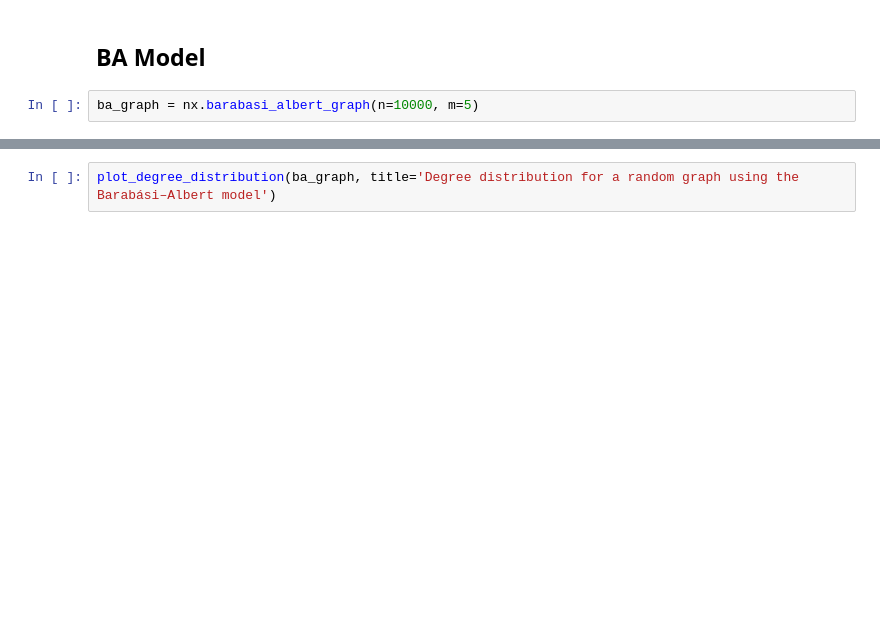
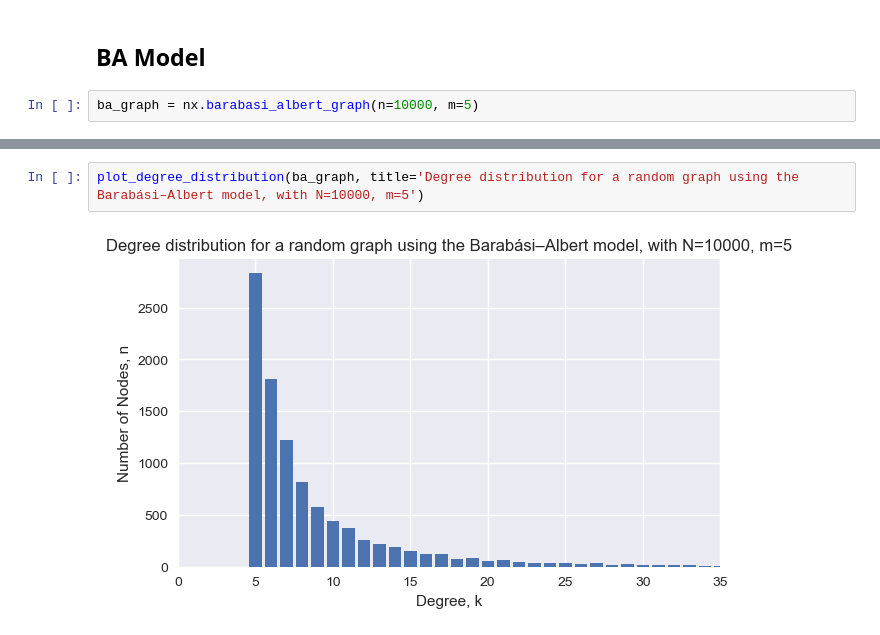
Before and after one commit to lucaswarwick02/Part-III-Individual-Project, a Jupyter notebook: notebooks/er_ba_models.ipynb, the cells around one changed output, grey strips where cells are left out. Drawn from its saved outputs; the diff is of its cells as text; blank space fills up the shorter version.

```diff
--- a/notebooks/er_ba_models.ipynb
+++ b/notebooks/er_ba_models.ipynb
@@ -66,2 +69,4 @@ print_graph_information(ba_graph)
 # %%
-plot_degree_distribution(ba_graph, title='Degree distribution for a random graph using the Barabási–Albert model')
+plot_degree_distribution(ba_graph, title='Degree distribution for a random graph using the Barabási–Albert model, with N=10000, m=5')
+# %% [output]
+[figure, added]
```
Also changed, not shown: parts of 3 cells of this notebook, 2 other files.
